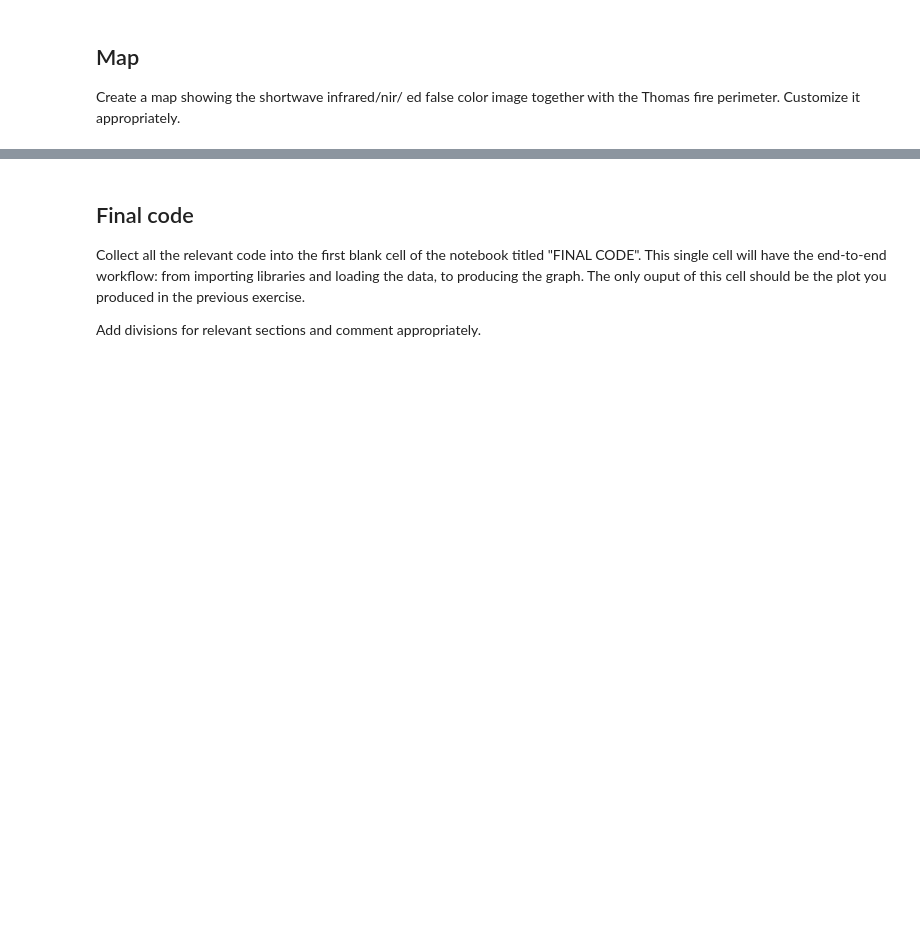
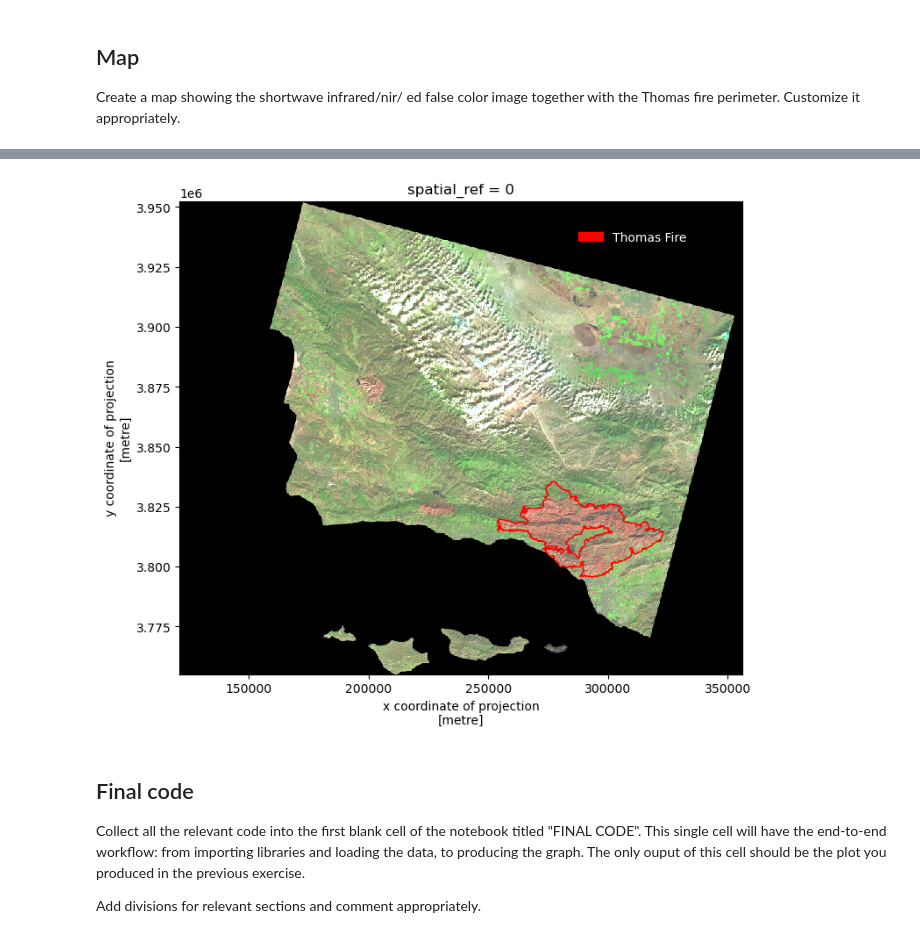
Before and after one commit to a-ramji/eds220-hwk-4, a Jupyter notebook: hwk4-task2-false-color.ipynb, the cells around one changed output, grey strips where cells are left out. Saved outputs shown, nothing was run; the diff lists cells and outputs as text; code cells hidden in the pictures; blank space fills up the shorter version.

```diff
--- a/hwk4-task2-false-color.ipynb
+++ b/hwk4-task2-false-color.ipynb
@@ -449,2 +460,34 @@ Customize it appropriately.
 # %%
-# your code here
+# initializing plot using matplotlib
+fig, ax = plt.subplots(figsize=(9, 7)) # setting figure size for output
+
+# plotting false color image (without creating any new variables)
+landsat[['swir22', # short-wave
+         'nir08', # near-infrared
+         # and red variables
+         'red']].to_array().plot.imshow(robust=True,
+                    # using robust=True argument to deal with cloud RGB values squishing our plot
+                                                           ax=ax)
+
+
+# plotting Thomas fire perimeter using the selection of our ca fires subselection
+# filtered for fire_name == THOMAS
+thomas_fire_border.plot(color="none", # empty fill color
+                   edgecolor="red", # outline color of red for the Thomas Fire
+                   # because we're showing perimeter data
+                   ax=ax, # sharing same axes
+                   )
+
+# updating labels & legend using mpatches.Patch
+thomas_fire_border_patch = mpatches.Patch(color='red', # change color to red
+                          label='Thomas Fire') # update label
+
+ax.legend(handles = [thomas_fire_border_patch],
+          frameon=False, # removing legend frame
+          loc = (0.70, 0.90), # setting location to upper right-hand side of the plot
+          labelcolor = "white") # changing text color so you can see it on the black background
+
+# displaying plot
+plt.show()
+# %% [output]
+[figure, added]
```
Also changed, not shown: parts of 7 cells of this notebook.
